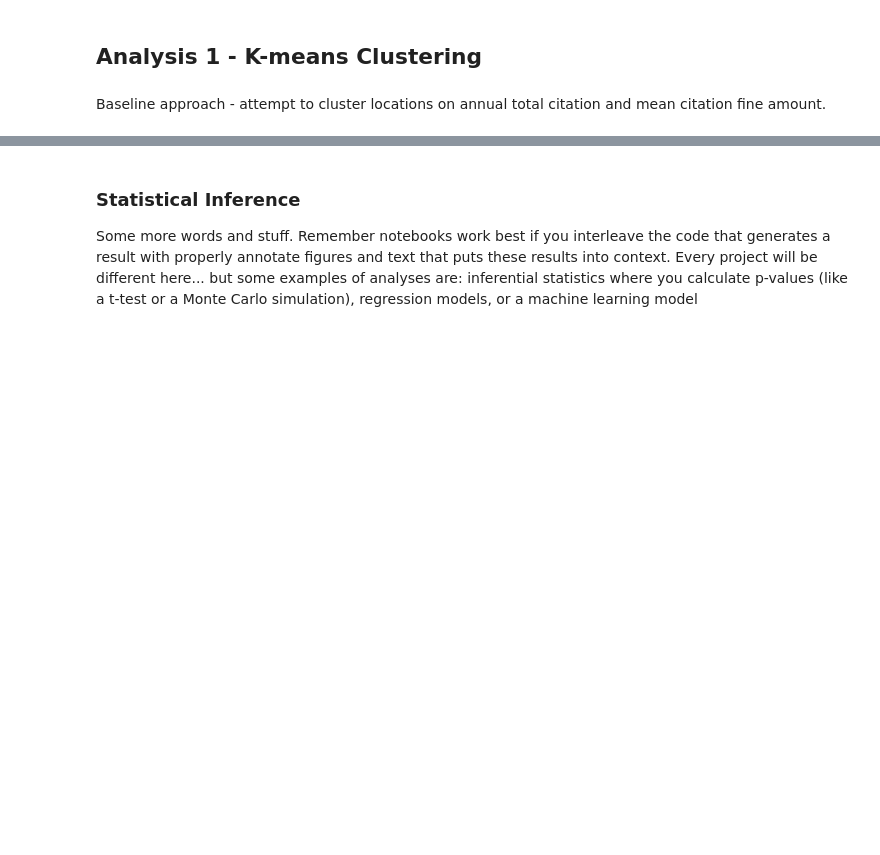
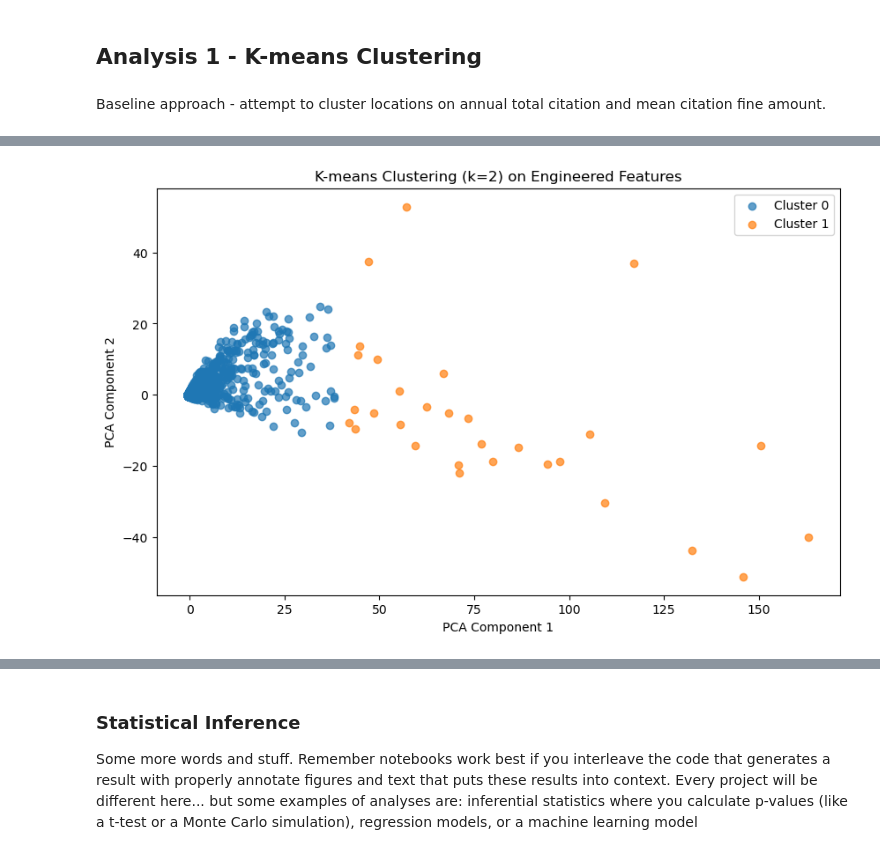
Before and after one commit to tobyzhan/Parking-Citation-Project, a Jupyter notebook: 03-FinalProject.ipynb, the cells around one changed output, grey strips where cells are left out. Saved outputs shown, nothing was run; the diff lists cells and outputs as text; code cells hidden in the pictures; blank space fills up the shorter version.

Commit message:
did clustering w feature enging. added outlines for stats tests

```diff
--- a/03-FinalProject.ipynb
+++ b/03-FinalProject.ipynb
@@ -694,0 +752,25 @@ Some more words and stuff.  Remember notebooks work best if you interleave the c
+# %%
+from sklearn.decomposition import PCA
+
+pca = Pipeline([
+    ('scaler', StandardScaler()),
+    ('pca', PCA(n_components=2))
+])
+
+X_pca = pca.fit_transform(X)
+street_features['pca1'] = X_pca[:, 0]
+street_features['pca2'] = X_pca[:, 1]
+
+plt.figure(figsize=(10, 6))
+
+for cluster in sorted(street_features['cluster'].unique()):
+    subset = street_features[street_features['cluster'] == cluster]
+    plt.scatter(subset['pca1'], subset['pca2'], label=f'Cluster {cluster}', alpha=0.7)
+
+plt.xlabel("PCA Component 1")
+plt.ylabel("PCA Component 2")
+plt.title(f"K-means Clustering (k={best_k}) on Engineered Features")
+plt.legend()
+plt.show()
+# %% [output]
+[figure, added]
```
Also changed, not shown: parts of 17 cells of this notebook.
